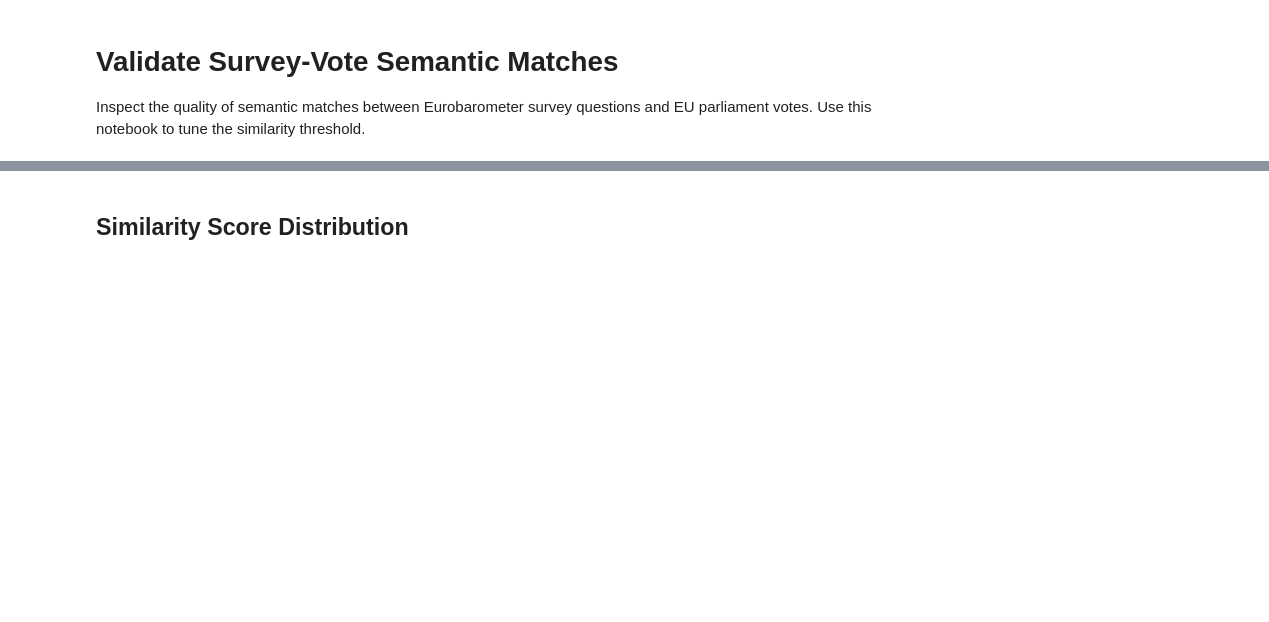
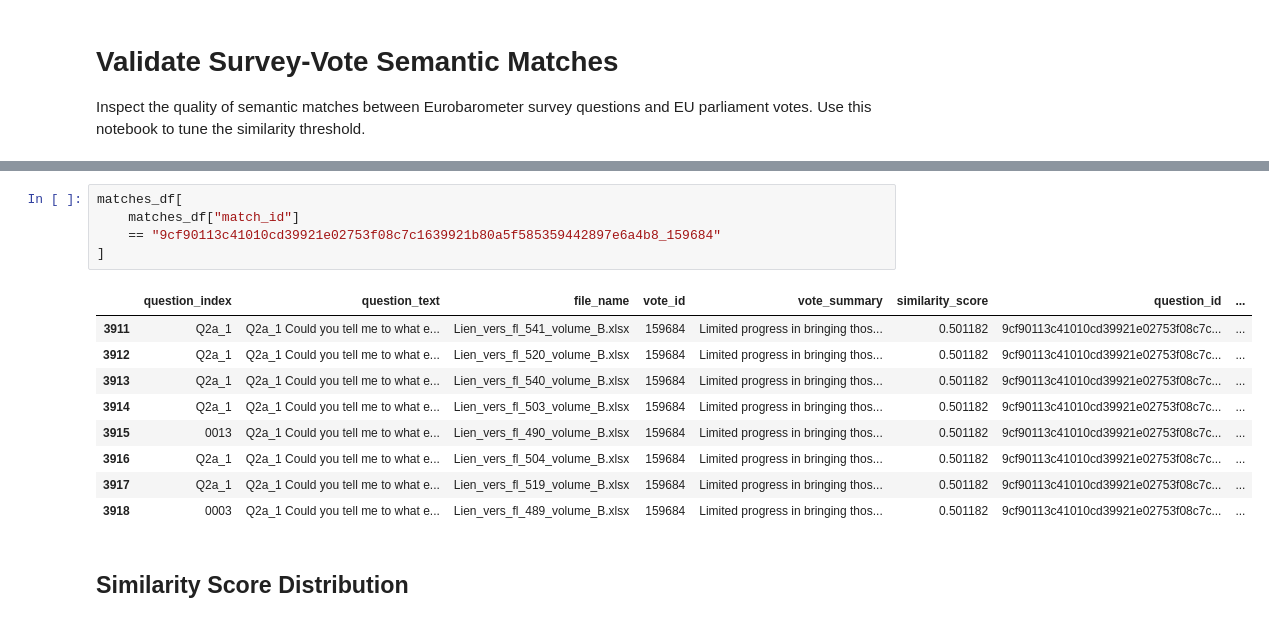
Before and after one commit to dawtasso/eu_survey_correlation, a Jupyter notebook: backend/notebooks/4_validate_matches.ipynb, the cells around one changed output, grey strips where cells are left out. Drawn from its saved outputs; the diff is of its cells as text; blank space fills up the shorter version.

```diff
--- a/backend/notebooks/4_validate_matches.ipynb
+++ b/backend/notebooks/4_validate_matches.ipynb
@@ -28,6 +28,21 @@ min         0.500011
 75%         0.593574
 max         0.789827
 Name: similarity_score, dtype: float64
+# %%
+matches_df[
+    matches_df["match_id"]
+    == "9cf90113c41010cd39921e02753f08c7c1639921b80a5f585359442897e6a4b8_159684"
+]
+# %% [output]
+|  | question_index | question_text | file_name | vote_id | vote_summary | similarity_score | question_id | ... |
+| 3911 | Q2a_1 | Q2a_1 Could you tell me to what e... | Lien_vers_fl_541_volume_B.xlsx | 159684 | Limited progress in bringing thos... | 0.501182 | 9cf90113c41010cd39921e02753f08c7c... | ... |
+| 3912 | Q2a_1 | Q2a_1 Could you tell me to what e... | Lien_vers_fl_520_volume_B.xlsx | 159684 | Limited progress in bringing thos... | 0.501182 | 9cf90113c41010cd39921e02753f08c7c... | ... |
+| 3913 | Q2a_1 | Q2a_1 Could you tell me to what e... | Lien_vers_fl_540_volume_B.xlsx | 159684 | Limited progress in bringing thos... | 0.501182 | 9cf90113c41010cd39921e02753f08c7c... | ... |
+| 3914 | Q2a_1 | Q2a_1 Could you tell me to what e... | Lien_vers_fl_503_volume_B.xlsx | 159684 | Limited progress in bringing thos... | 0.501182 | 9cf90113c41010cd39921e02753f08c7c... | ... |
+| 3915 | 0013 | Q2a_1 Could you tell me to what e... | Lien_vers_fl_490_volume_B.xlsx | 159684 | Limited progress in bringing thos... | 0.501182 | 9cf90113c41010cd39921e02753f08c7c... | ... |
+| 3916 | Q2a_1 | Q2a_1 Could you tell me to what e... | Lien_vers_fl_504_volume_B.xlsx | 159684 | Limited progress in bringing thos... | 0.501182 | 9cf90113c41010cd39921e02753f08c7c... | ... |
+| 3917 | Q2a_1 | Q2a_1 Could you tell me to what e... | Lien_vers_fl_519_volume_B.xlsx | 159684 | Limited progress in bringing thos... | 0.501182 | 9cf90113c41010cd39921e02753f08c7c... | ... |
+| 3918 | 0003 | Q2a_1 Could you tell me to what e... | Lien_vers_fl_489_volume_B.xlsx | 159684 | Limited progress in bringing thos... | 0.501182 | 9cf90113c41010cd39921e02753f08c7c... | ... |
 # %% [markdown]
 ## Similarity Score Distribution
 # %%
```
Also changed, not shown: parts of 1 cell of this notebook, 15 other files.
